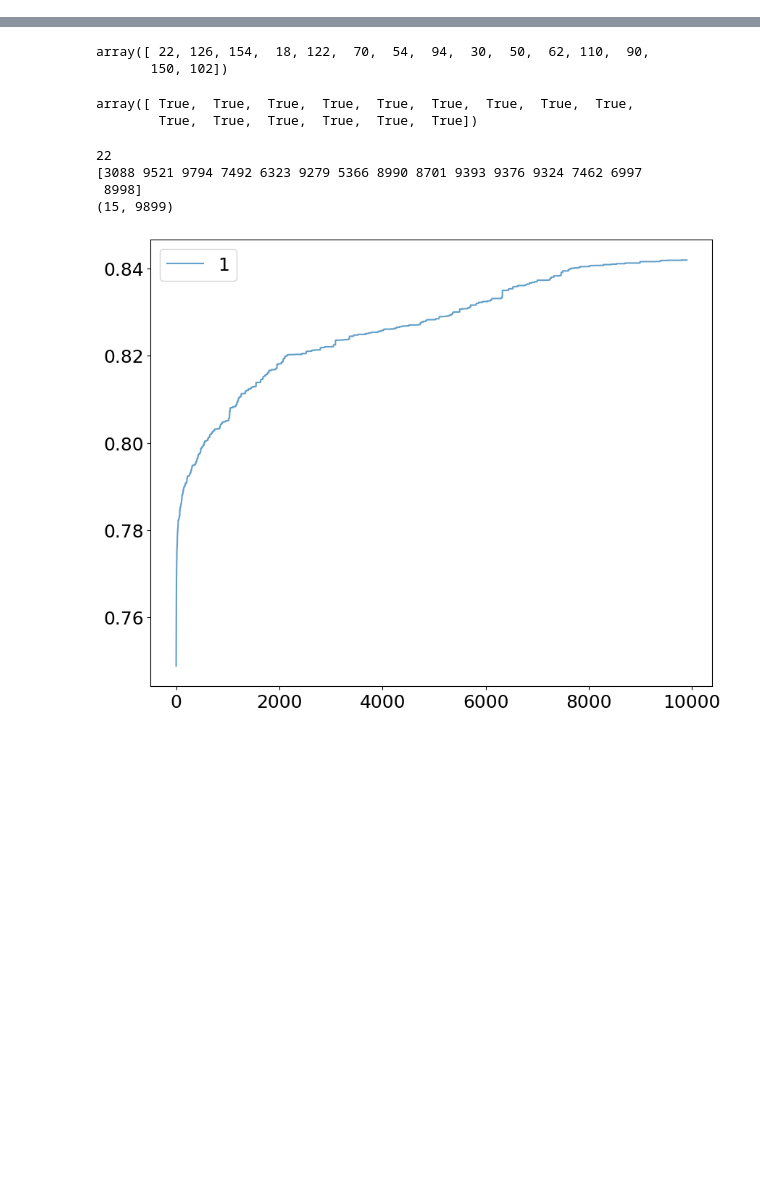
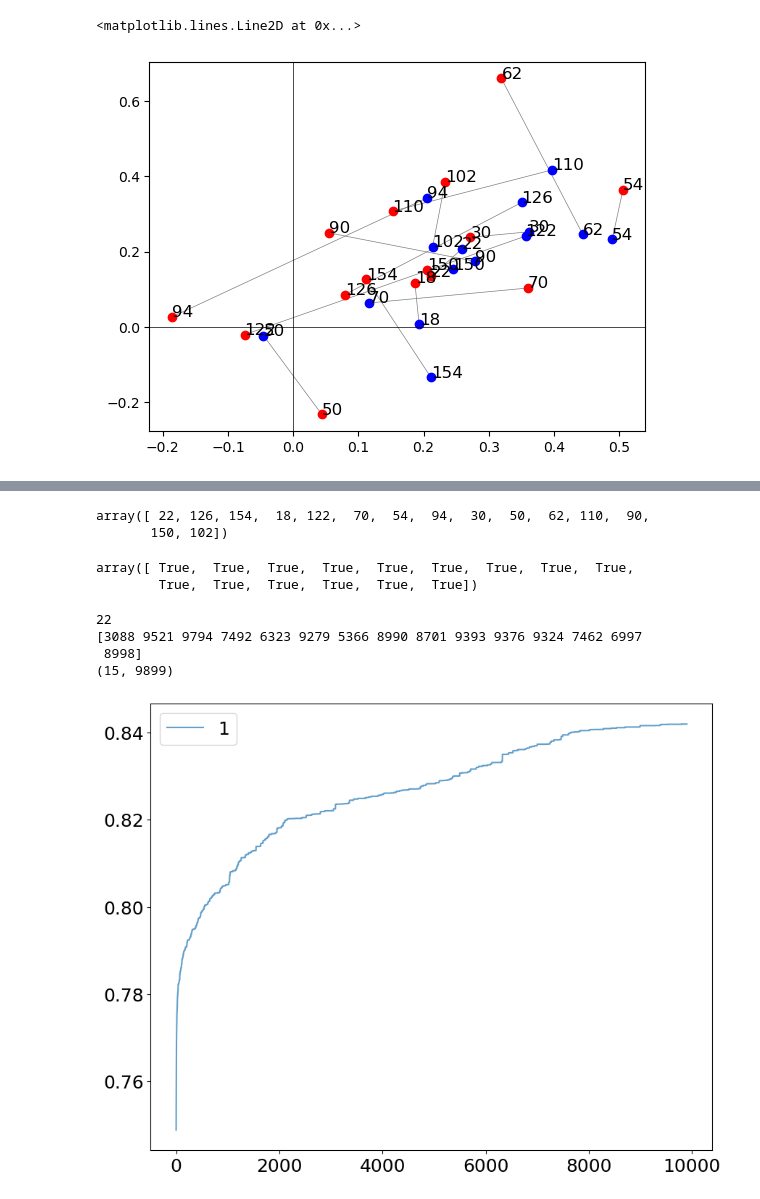
Before and after one commit to Cpetak/CA_GRN2, a Jupyter notebook: variable_maxave.ipynb, the cells around one changed output, grey strips where cells are left out. Drawn from its saved outputs; the diff is of its cells as text; code cells hidden in the pictures; blank space fills up the shorter version.

```diff
--- a/variable_maxave.ipynb
+++ b/variable_maxave.ipynb
@@ -49,0 +154,15 @@ for rule in rules:
+# %%
+#plt.scatter(xs, ys, color="blue")
+plt.scatter(newxs[:15], newys[:15], color="red")
+plt.scatter(newxs[15:], newys[15:], color="blue")
+for i, label in enumerate(orirules):
+    plt.text(newxs[i], newys[i], label, fontsize=12, color = "black")
+for i, label in enumerate(orirules):
+    plt.text(newxs[i+15], newys[i+15], label, fontsize=12, color = "black")
+for x0, x1, y0, y1 in zip(newxs[:15],newxs[15:], newys[:15], newys[15:]):
+    plt.plot([x0,x1],[y0,y1],lw=0.5, color="gray",zorder=-1)
+plt.axvline(0, lw=0.5, color="black")
+plt.axhline(0, lw=0.5, color="black")
+# %% [output]
+<matplotlib.lines.Line2D at 0x...>
+[figure, added]
```
Also changed, not shown: parts of 12 cells of this notebook, 9 other files.
